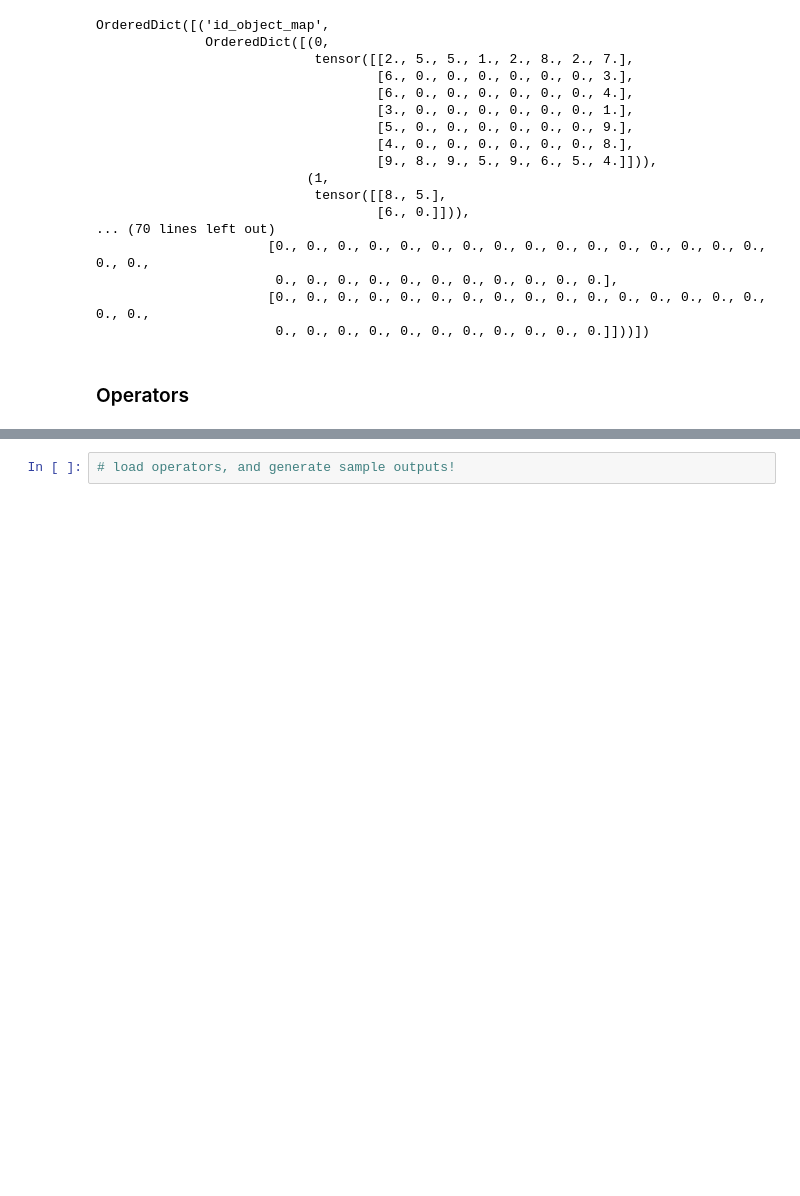
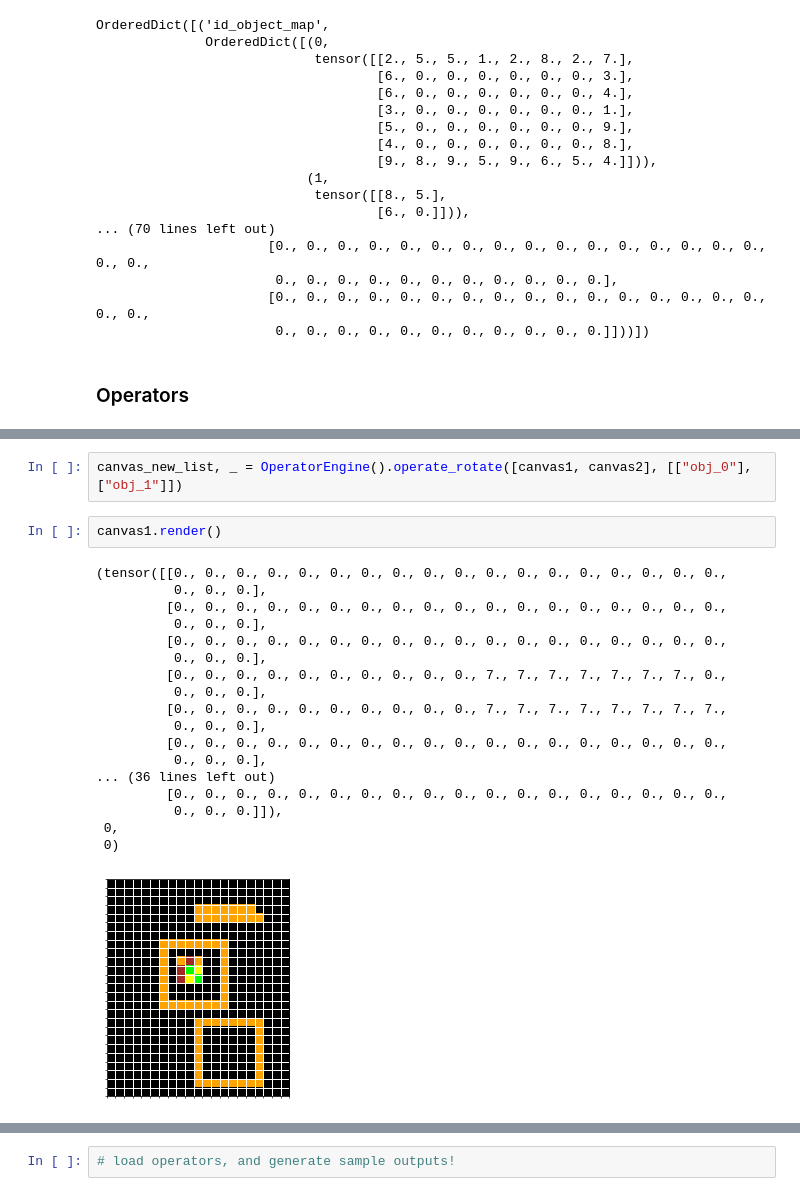
Before and after one commit to frankaging/BabyARC, a Jupyter notebook: code/dataset/demo.ipynb, the cells around one changed output, grey strips where cells are left out. Saved outputs shown, nothing was run; the diff lists cells and outputs as text; blank space fills up the shorter version.

Commit message:
operator checkpoint

```diff
--- a/code/dataset/demo.ipynb
+++ b/code/dataset/demo.ipynb
@@ -425,0 +681,23 @@ class OperatorEngine(object):
+# %%
+canvas_new_list, _ = OperatorEngine().operate_rotate([canvas1, canvas2], [["obj_0"], ["obj_1"]])
+# %%
+canvas1.render()
+# %% [output]
+(tensor([[0., 0., 0., 0., 0., 0., 0., 0., 0., 0., 0., 0., 0., 0., 0., 0., 0., 0.,
+          0., 0., 0.],
+         [0., 0., 0., 0., 0., 0., 0., 0., 0., 0., 0., 0., 0., 0., 0., 0., 0., 0.,
+          0., 0., 0.],
+         [0., 0., 0., 0., 0., 0., 0., 0., 0., 0., 0., 0., 0., 0., 0., 0., 0., 0.,
+          0., 0., 0.],
+         [0., 0., 0., 0., 0., 0., 0., 0., 0., 0., 7., 7., 7., 7., 7., 7., 7., 0.,
+          0., 0., 0.],
+         [0., 0., 0., 0., 0., 0., 0., 0., 0., 0., 7., 7., 7., 7., 7., 7., 7., 7.,
+          0., 0., 0.],
+         [0., 0., 0., 0., 0., 0., 0., 0., 0., 0., 0., 0., 0., 0., 0., 0., 0., 0.,
+          0., 0., 0.],
+... (36 lines left out)
+         [0., 0., 0., 0., 0., 0., 0., 0., 0., 0., 0., 0., 0., 0., 0., 0., 0., 0.,
+          0., 0., 0.]]),
+ 0,
+ 0)
+[figure, added]
```
Also changed, not shown: parts of 19 cells of this notebook.
